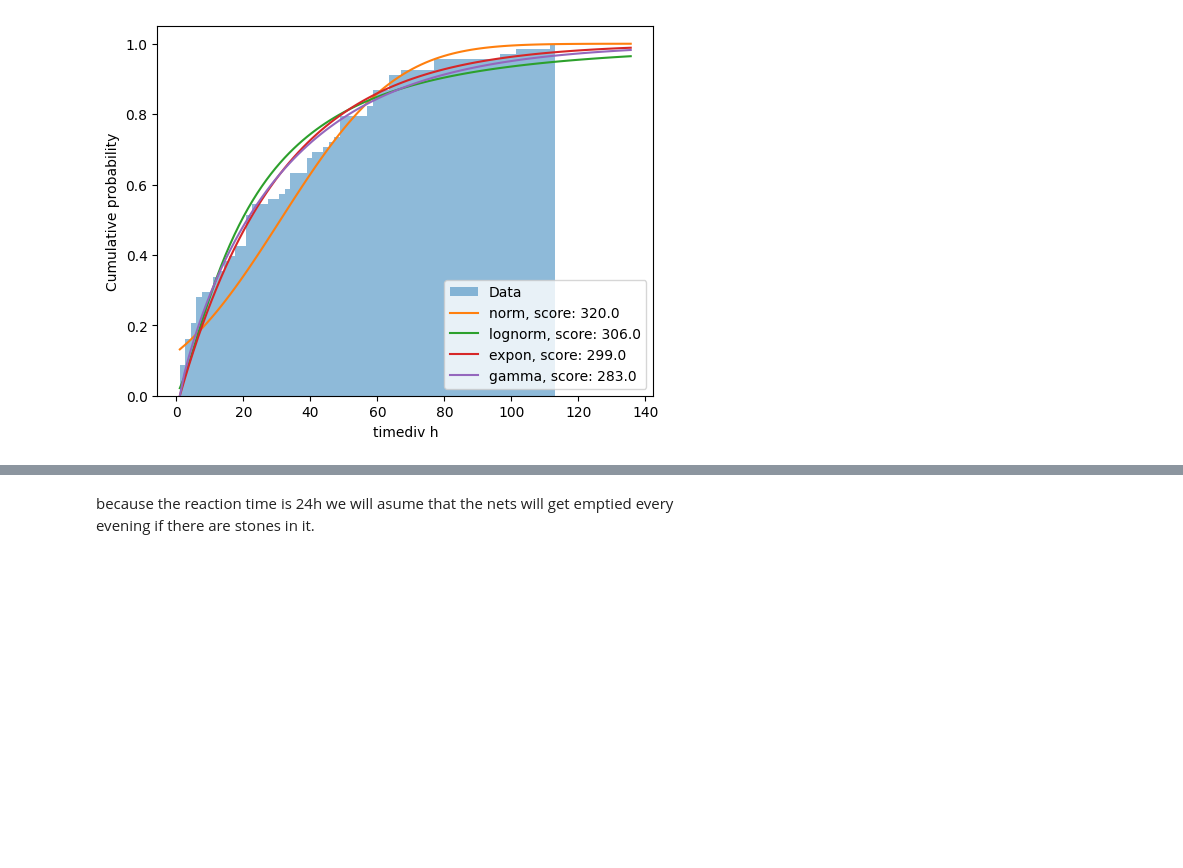
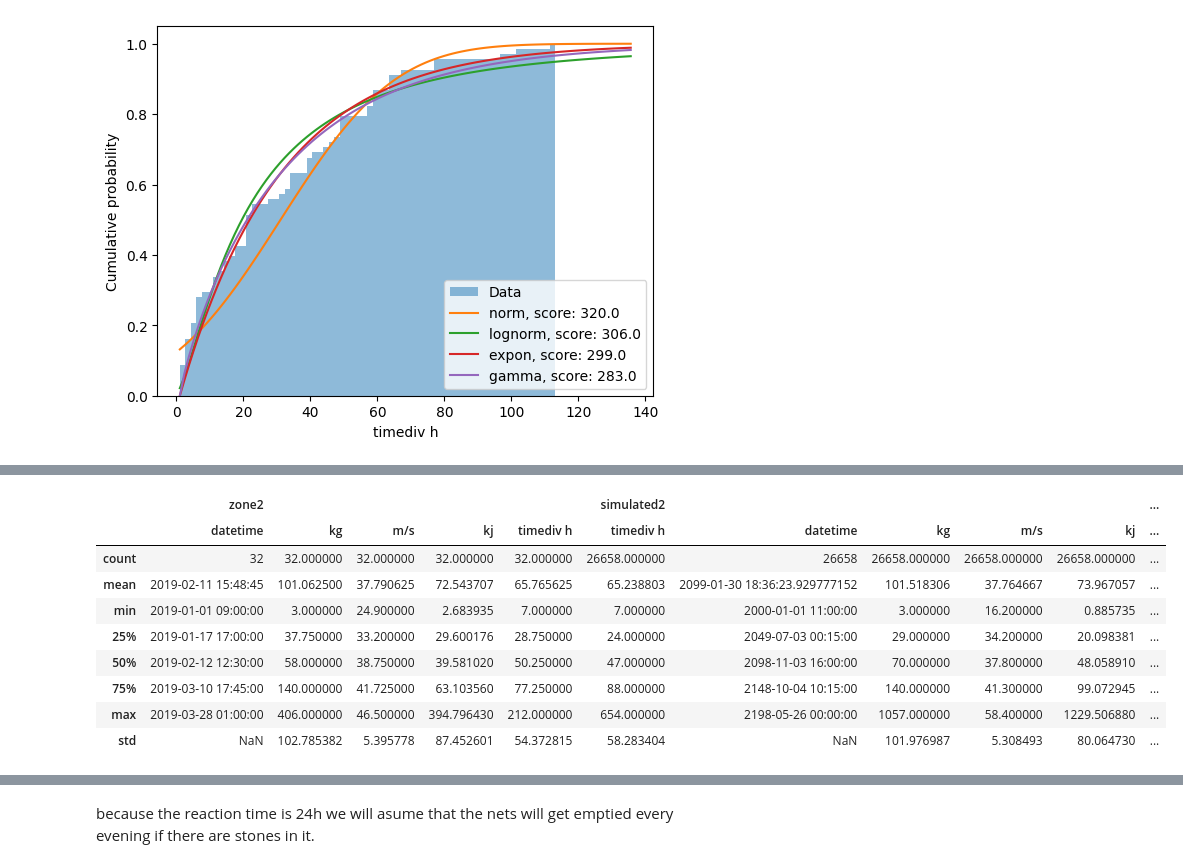
Before and after one commit to staldenhoefler/Steinschlag, a Jupyter notebook: steinschlag.ipynb, the cells around one changed output, grey strips where cells are left out. Saved outputs shown, nothing was run; the diff lists cells and outputs as text; code cells hidden in the pictures; blank space fills up the shorter version.

```diff
--- a/steinschlag.ipynb
+++ b/steinschlag.ipynb
@@ -429,3 +436,16 @@ pd.concat([zone1, simulated1], axis=1, keys=["zone1", "simulated1"]).describe()
+# %%
+pd.concat([zone2, simulated2], axis=1, keys=["zone2", "simulated2"]).describe()
+# %% [output]
+|  | zone2 |  |  |  |  | simulated2 |  |  |  |  | ... |
+|  | datetime | kg | m/s | kj | timediv h | timediv h | datetime | kg | m/s | kj | ... |
+| count | 32 | 32.000000 | 32.000000 | 32.000000 | 32.000000 | 26658.000000 | 26658 | 26658.000000 | 26658.000000 | 26658.000000 | ... |
+| mean | 2019-02-11 15:48:45 | 101.062500 | 37.790625 | 72.543707 | 65.765625 | 65.238803 | 2099-01-30 18:36:23.929777152 | 101.518306 | 37.764667 | 73.967057 | ... |
+| min | 2019-01-01 09:00:00 | 3.000000 | 24.900000 | 2.683935 | 7.000000 | 7.000000 | 2000-01-01 11:00:00 | 3.000000 | 16.200000 | 0.885735 | ... |
+| 25% | 2019-01-17 17:00:00 | 37.750000 | 33.200000 | 29.600176 | 28.750000 | 24.000000 | 2049-07-03 00:15:00 | 29.000000 | 34.200000 | 20.098381 | ... |
+| 50% | 2019-02-12 12:30:00 | 58.000000 | 38.750000 | 39.581020 | 50.250000 | 47.000000 | 2098-11-03 16:00:00 | 70.000000 | 37.800000 | 48.058910 | ... |
+| 75% | 2019-03-10 17:45:00 | 140.000000 | 41.725000 | 63.103560 | 77.250000 | 88.000000 | 2148-10-04 10:15:00 | 140.000000 | 41.300000 | 99.072945 | ... |
+| max | 2019-03-28 01:00:00 | 406.000000 | 46.500000 | 394.796430 | 212.000000 | 654.000000 | 2198-05-26 00:00:00 | 1057.000000 | 58.400000 | 1229.506880 | ... |
+| std | NaN | 102.785382 | 5.395778 | 87.452601 | 54.372815 | 58.283404 | NaN | 101.976987 | 5.308493 | 80.064730 | ... |
 # %%
 simulated2.head()
 # %% [output]
```
Also changed, not shown: parts of 28 cells of this notebook.
